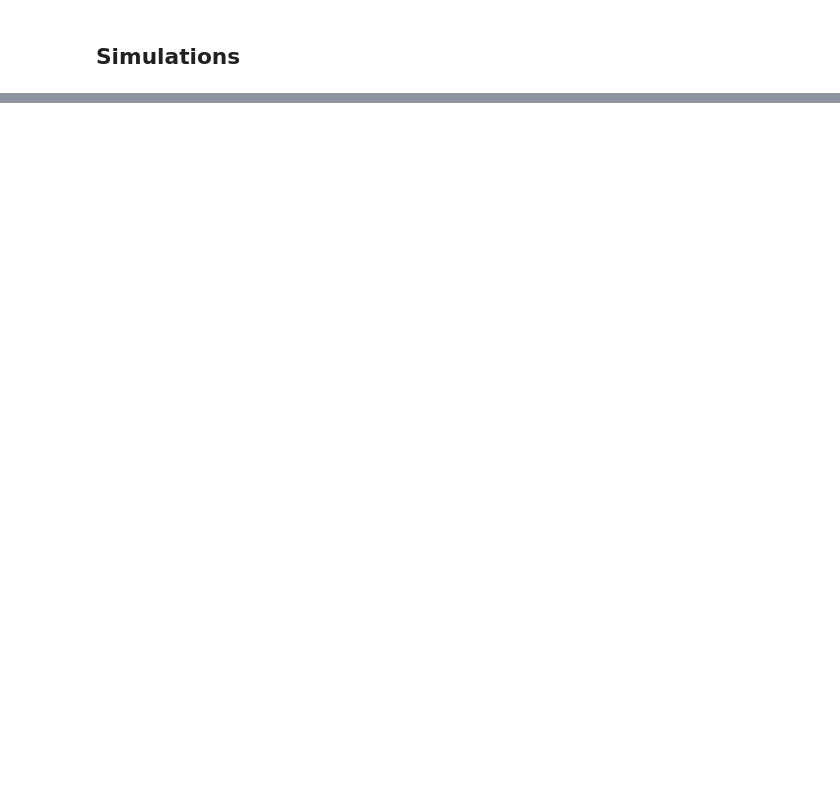
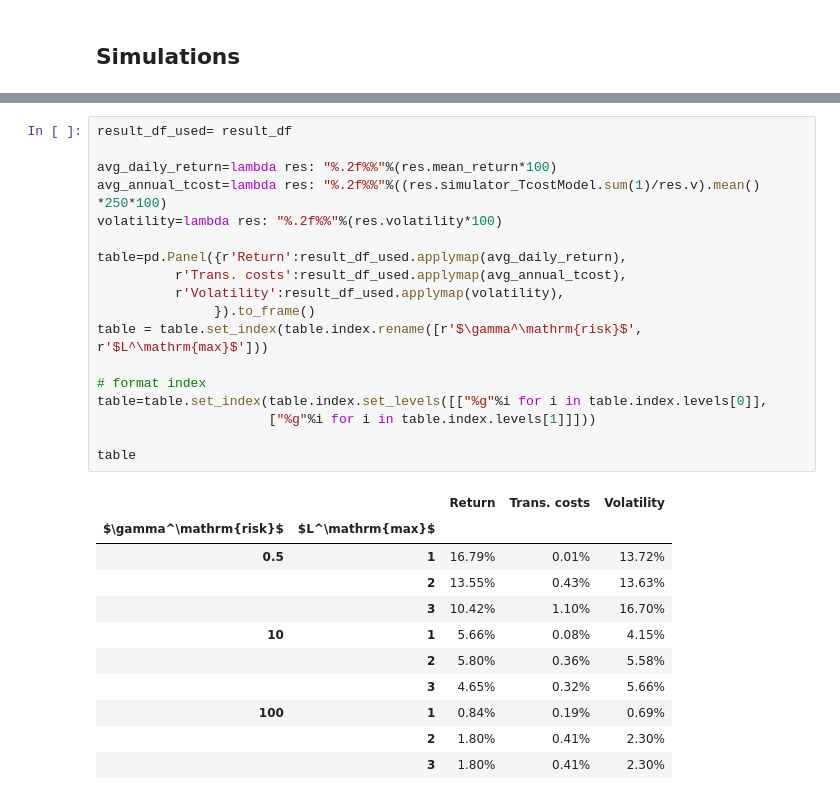
Before and after one commit to cvxgrp/cvxportfolio, a Jupyter notebook: ConstraintsExample.ipynb, the cells around one changed output, grey strips where cells are left out. Saved outputs shown, nothing was run; the diff lists cells and outputs as text; blank space fills up the shorter version.

```diff
--- a/ConstraintsExample.ipynb
+++ b/ConstraintsExample.ipynb
@@ -80,0 +149,30 @@ results_s = pd.Series(index=leverages, data=simulator.run_multiple_backtest(p_0,
+# %%
+result_df_used= result_df
+
+avg_daily_return=lambda res: "%.2f%%"%(res.mean_return*100)
+avg_annual_tcost=lambda res: "%.2f%%"%((res.simulator_TcostModel.sum(1)/res.v).mean() *250*100)
+volatility=lambda res: "%.2f%%"%(res.volatility*100)
+
+table=pd.Panel({r'Return':result_df_used.applymap(avg_daily_return),
+          r'Trans. costs':result_df_used.applymap(avg_annual_tcost),
+          r'Volatility':result_df_used.applymap(volatility),
+               }).to_frame()
+table = table.set_index(table.index.rename([r'$\gamma^\mathrm{risk}$', r'$L^\mathrm{max}$']))
+
+# format index
+table=table.set_index(table.index.set_levels([["%g"%i for i in table.index.levels[0]],
+                      ["%g"%i for i in table.index.levels[1]]]))
+
+table
+# %% [output]
+|  |  | Return | Trans. costs | Volatility |
+| $\gamma^\mathrm{risk}$ | $L^\mathrm{max}$ |  |  |  |
+| 0.5 | 1 | 16.79% | 0.01% | 13.72% |
+|  | 2 | 13.55% | 0.43% | 13.63% |
+|  | 3 | 10.42% | 1.10% | 16.70% |
+| 10 | 1 | 5.66% | 0.08% | 4.15% |
+|  | 2 | 5.80% | 0.36% | 5.58% |
+|  | 3 | 4.65% | 0.32% | 5.66% |
+| 100 | 1 | 0.84% | 0.19% | 0.69% |
+|  | 2 | 1.80% | 0.41% | 2.30% |
+|  | 3 | 1.80% | 0.41% | 2.30% |
```
Also changed, not shown: parts of 32 cells of this notebook.
